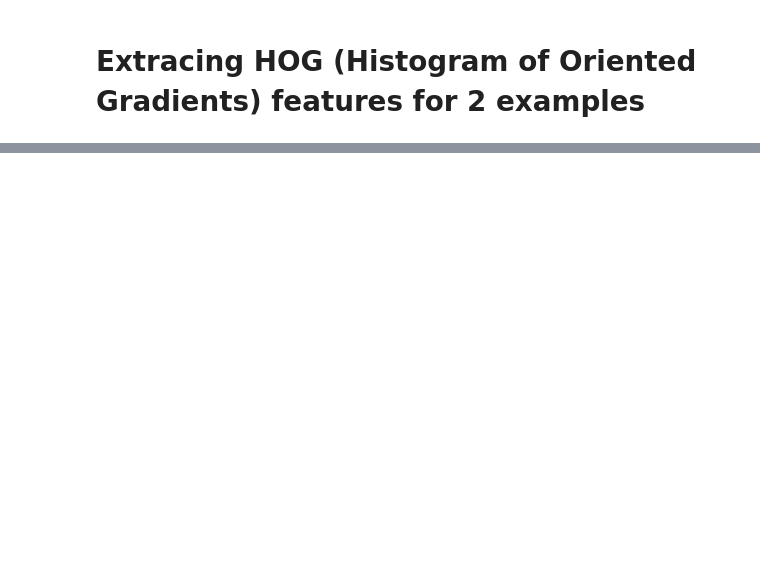
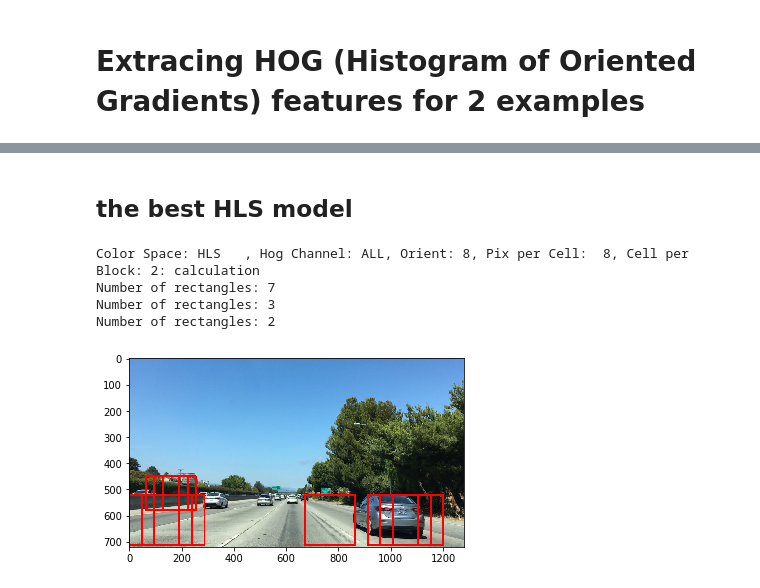
Before and after one commit to rbiegacz/Udacity-CarND, a Jupyter notebook: CarND-Vehicle-Detection-master/vehicle_detection.ipynb, the cells around one changed output, grey strips where cells are left out. Saved outputs shown, nothing was run; the diff lists cells and outputs as text; code cells hidden in the pictures; blank space fills up the shorter version.

```diff
--- a/CarND-Vehicle-Detection-master/vehicle_detection.ipynb
+++ b/CarND-Vehicle-Detection-master/vehicle_detection.ipynb
@@ -170,0 +223,17 @@ object_detection_sliding_window.sliding_window_main()
+# %% [markdown]
+## the best HLS model
+# %%
+import object_detection_hog_features
+import object_detection_hog_subsampling
+importlib.reload(object_detection_utils)
+importlib.reload(object_detection_hog_features)
+importlib.reload(object_detection_hog_subsampling)
+
+results_best_model = object_detection_hog_features.get_best_model(experiments_dict, model_type="HLS")
+object_detection_hog_subsampling.main_hog_subsampling(results_best_model, img_file="util_images/bbox-example-image.png")
+# %% [output]
+Color Space: HLS   , Hog Channel: ALL, Orient: 8, Pix per Cell:  8, Cell per Block: 2: calculation
+Number of rectangles: 7
+Number of rectangles: 3
+Number of rectangles: 2
+[figure, added]
```
Also changed, not shown: parts of 21 cells of this notebook, 4 other files.
